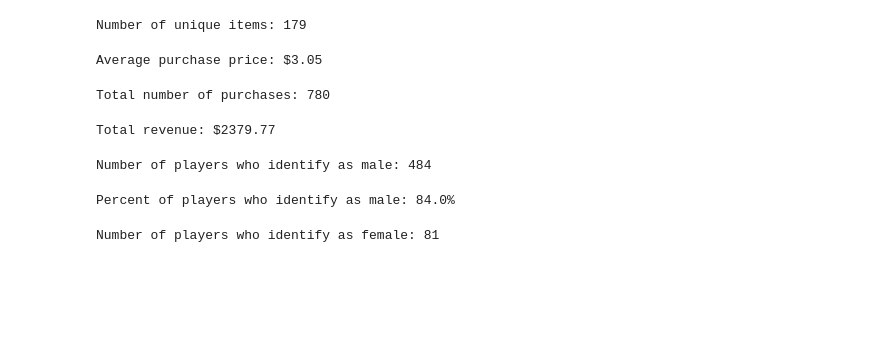
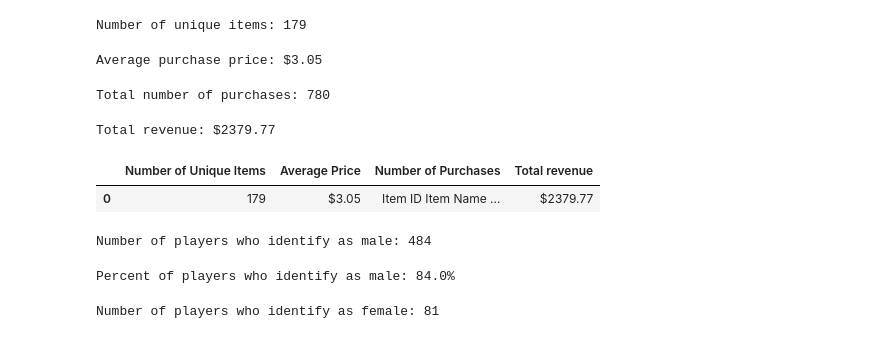
Before and after one commit to papadiscobravo/pandas-challenge, a Jupyter notebook: HerosOfPymoli/HeroesOfPymoli.ipynb, the cells around one changed output. Saved outputs shown, nothing was run; the diff lists cells and outputs as text; code cells hidden in the pictures; blank space fills up the shorter version.

```diff
--- a/HerosOfPymoli/HeroesOfPymoli.ipynb
+++ b/HerosOfPymoli/HeroesOfPymoli.ipynb
@@ -74,5 +79,17 @@ print(f"Total revenue: {showTotalRevenue}")
 # %% [output]
 Total revenue: $2379.77
+# %%
+d = {
+    "Number of Unique Items" : [itemCount],
+    "Average Price" : [showPurchaseAvg],
+    "Number of Purchases" : [purchaseCount],
+    "Total revenue" : [showTotalRevenue]
+    }
+purchasingAnalysisReport_df = pd.DataFrame(data=d)
+purchasingAnalysisReport_df
+# %% [output]
+|  | Number of Unique Items | Average Price | Number of Purchases | Total revenue |
+| 0 | 179 | $3.05 | Item ID Item Name ... | $2379.77 |
 # %%
 # 3. Gender demographics
 
```
Also changed, not shown: parts of 28 cells of this notebook.
